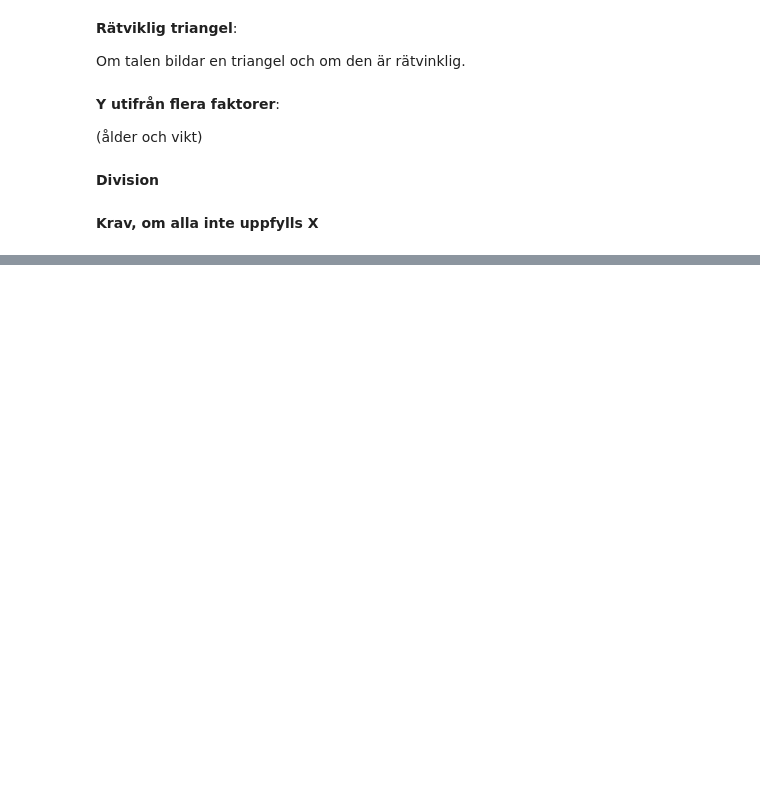
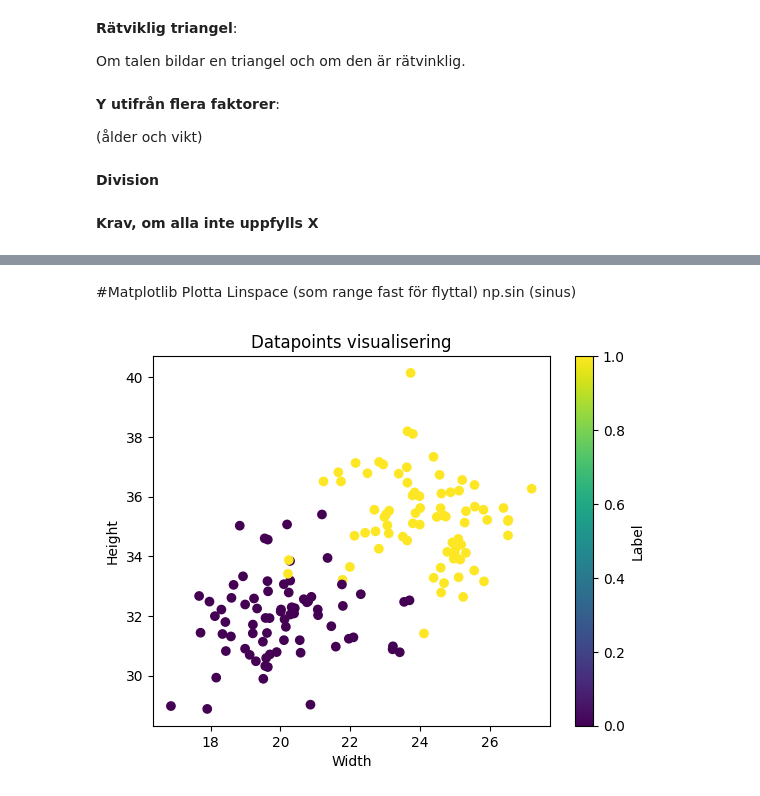
Before and after one commit to F-Degerman/python-programming-FANNY-DEGERMAN, a Jupyter notebook: Notebooks/Notes.ipynb, the cells around one changed output, grey strips where cells are left out. Saved outputs shown, nothing was run; the diff lists cells and outputs as text; code cells hidden in the pictures; blank space fills up the shorter version.

```diff
--- a/Notebooks/Notes.ipynb
+++ b/Notebooks/Notes.ipynb
@@ -166,0 +259,11 @@ else:
+# %% [markdown]
+#Matplotlib
+Plotta
+Linspace (som range fast för flyttal)
+np.sin (sinus)
+# %%
+import numpy as np
+import matplotlib.pyplot as plt
+
+x = np.linspace(-5,5,100)
+f = np.sin(x)
@@ -166,0 +296,31 @@ else:
+# %%
+import numpy as np
+import matplotlib.pyplot as plt
+
+# r - för att den inte ska göra backslash/break när den läser vägen.
+datapath = r"C:\Users\fanny\python-programming-FANNY-DEGERMAN\Labs och Explorations\Lab 2\datapoints.txt"
+
+datapoints = []
+
+with open(datapath, 'r') as f:
+    next(f) #Hoppa över första raden (rubriker)
+    for line in f:
+        width, height, label = line.strip().split(",")  # dela på kommatecken
+        # tupler läggs i en lista
+        datapoints.append((float(width), float(height), int(label)))
+
+data = np.array(datapoints)
+
+widths = data[:, 0]
+heights = data[:, 1]
+labels = data[:, 2]
+
+# Rita scatter-plot
+plt.scatter(widths, heights, c=labels, cmap="viridis")
+plt.xlabel("Width")
+plt.ylabel("Height")
+plt.title("Datapoints visualisering")
+plt.colorbar(label="Label")  # färgskala för labels
+plt.show()
+# %% [output]
+[figure, added]
```
Also changed, not shown: parts of 18 cells of this notebook, 5 other files.
